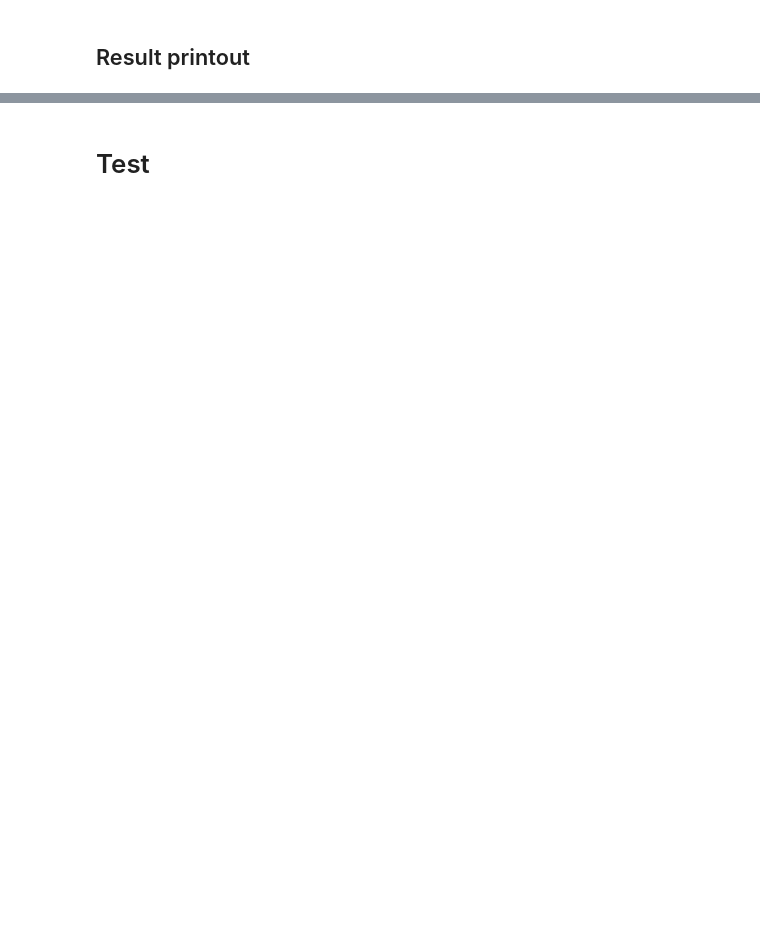
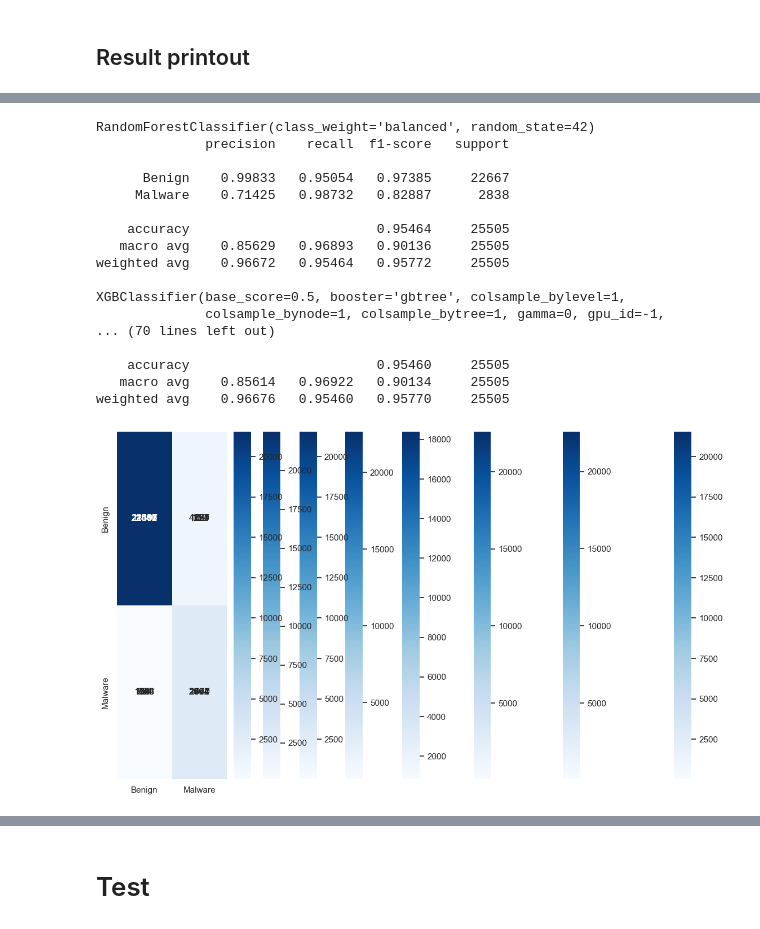
Before and after one commit to RazElbaz/API_security_challenge, a Jupyter notebook: new/model3.ipynb, the cells around one changed output, grey strips where cells are left out. Saved outputs shown, nothing was run; the diff lists cells and outputs as text; code cells hidden in the pictures; blank space fills up the shorter version.

```diff
--- a/new/model3.ipynb
+++ b/new/model3.ipynb
@@ -747 +609,79 @@ weighted avg    0.98026   0.98051   0.98034     25505
+# %%
+import numpy as np
+import pandas as pd
+import seaborn as sns
+import matplotlib.pyplot as plt
+from timeit import timeit
+import xgboost
+import sklearn
+import warnings
+warnings.filterwarnings('ignore')
+
+from sklearn.model_selection import cross_val_score
+from sklearn.model_selection import RepeatedStratifiedKFold
+from sklearn.preprocessing import OneHotEncoder, LabelEncoder
+from sklearn.preprocessing import MinMaxScaler
+from sklearn.compose import ColumnTransformer
+
+from sklearn.linear_model import LogisticRegression
+from sklearn.linear_model import Perceptron
+from sklearn.linear_model import SGDClassifier
+from sklearn.tree import DecisionTreeClassifier
+from sklearn.ensemble import RandomForestClassifier
+from sklearn.ensemble import GradientBoostingClassifier
+from sklearn.ensemble import HistGradientBoostingClassifier
+from sklearn.ensemble import AdaBoostClassifier
+from sklearn.ensemble import ExtraTreesClassifier
+from sklearn.neighbors import KNeighborsClassifier
+from sklearn.svm import SVC
+
+from sklearn.compose import make_column_selector as selector
+from sklearn.pipeline import Pipeline
+
+Logistic_Regression =  LogisticRegression(random_state=42, max_iter=1000, class_weight='balanced')
+
+Decision_Tree =DecisionTreeClassifier(random_state=42, class_weight='balanced')
+
+Random_Forest =  RandomForestClassifier(random_state=42, class_weight='balanced')
+
+Extra_Trees=  ExtraTreesClassifier(random_state=42, class_weight='balanced')
+
+Gradient_Boosting =  GradientBoostingClassifier(random_state=42)
+
+Hist_Gradient_Boosting =  HistGradientBoostingClassifier(random_state=42)
+
+AdaBoost = AdaBoostClassifier(random_state=42)
+
+
+# SVC =SVC(class_weight='balanced', random_state=42)
+
+
+xgb=xgboost.sklearn.XGBClassifier(max_depth=2)
+models={xgb,Logistic_Regression,Decision_Tree,Random_Forest,Extra_Trees,Gradient_Boosting,Hist_Gradient_Boosting,AdaBoost}
+
+for model in models:
+    # Train Model
+    model.fit(X_train, y_train)
+    print(model)
+    # # Check data balance and variety
+    ResultPrintout(model)
+# %% [output]
+RandomForestClassifier(class_weight='balanced', random_state=42)
+              precision    recall  f1-score   support
+
+      Benign    0.99833   0.95054   0.97385     22667
+     Malware    0.71425   0.98732   0.82887      2838
+
+    accuracy                        0.95464     25505
+   macro avg    0.85629   0.96893   0.90136     25505
+weighted avg    0.96672   0.95464   0.95772     25505
+
+XGBClassifier(base_score=0.5, booster='gbtree', colsample_bylevel=1,
+              colsample_bynode=1, colsample_bytree=1, gamma=0, gpu_id=-1,
+... (70 lines left out)
+
+    accuracy                        0.95460     25505
+   macro avg    0.85614   0.96922   0.90134     25505
+weighted avg    0.96676   0.95460   0.95770     25505
+[figure, added]
 # %%
```
Also changed, not shown: parts of 34 cells of this notebook, 1 other file.
